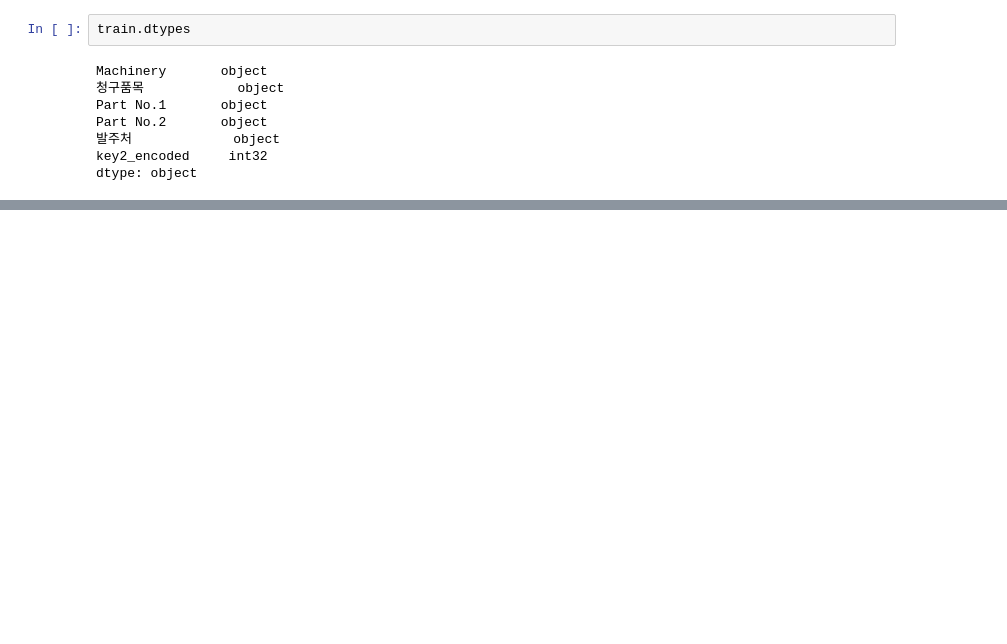
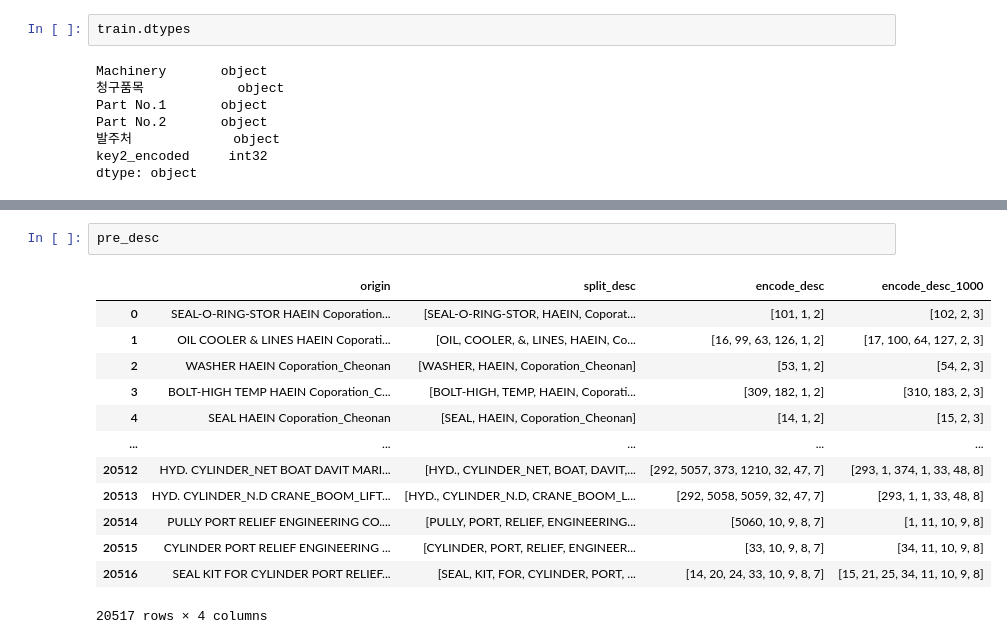
Before and after one commit to hwk44/ShipSupplies, a Jupyter notebook: DA/notebooks/embeddinglayer.ipynb, the cells around one changed output, grey strips where cells are left out. Cells and saved outputs as stored; diff of their text form; blank space fills up the shorter version.

```diff
--- a/DA/notebooks/embeddinglayer.ipynb
+++ b/DA/notebooks/embeddinglayer.ipynb
@@ -610,0 +652,16 @@ dtype: object
+# %%
+pre_desc
+# %% [output]
+|  | origin | split_desc | encode_desc | encode_desc_1000 |
+| 0 | SEAL-O-RING-STOR HAEIN Coporation... | [SEAL-O-RING-STOR, HAEIN, Coporat... | [101, 1, 2] | [102, 2, 3] |
+| 1 | OIL COOLER & LINES HAEIN Coporati... | [OIL, COOLER, &, LINES, HAEIN, Co... | [16, 99, 63, 126, 1, 2] | [17, 100, 64, 127, 2, 3] |
+| 2 | WASHER HAEIN Coporation_Cheonan | [WASHER, HAEIN, Coporation_Cheonan] | [53, 1, 2] | [54, 2, 3] |
+| 3 | BOLT-HIGH TEMP HAEIN Coporation_C... | [BOLT-HIGH, TEMP, HAEIN, Coporati... | [309, 182, 1, 2] | [310, 183, 2, 3] |
+| 4 | SEAL HAEIN Coporation_Cheonan | [SEAL, HAEIN, Coporation_Cheonan] | [14, 1, 2] | [15, 2, 3] |
+| ... | ... | ... | ... | ... |
+| 20512 | HYD. CYLINDER_NET BOAT DAVIT MARI... | [HYD., CYLINDER_NET, BOAT, DAVIT,... | [292, 5057, 373, 1210, 32, 47, 7] | [293, 1, 374, 1, 33, 48, 8] |
+| 20513 | HYD. CYLINDER_N.D CRANE_BOOM_LIFT... | [HYD., CYLINDER_N.D, CRANE_BOOM_L... | [292, 5058, 5059, 32, 47, 7] | [293, 1, 1, 33, 48, 8] |
+| 20514 | PULLY PORT RELIEF ENGINEERING CO.... | [PULLY, PORT, RELIEF, ENGINEERING... | [5060, 10, 9, 8, 7] | [1, 11, 10, 9, 8] |
+| 20515 | CYLINDER PORT RELIEF ENGINEERING ... | [CYLINDER, PORT, RELIEF, ENGINEER... | [33, 10, 9, 8, 7] | [34, 11, 10, 9, 8] |
+| 20516 | SEAL KIT FOR CYLINDER PORT RELIEF... | [SEAL, KIT, FOR, CYLINDER, PORT, ... | [14, 20, 24, 33, 10, 9, 8, 7] | [15, 21, 25, 34, 11, 10, 9, 8] |
+20517 rows × 4 columns
```
Also changed, not shown: parts of 7 cells of this notebook, 2 other files.
